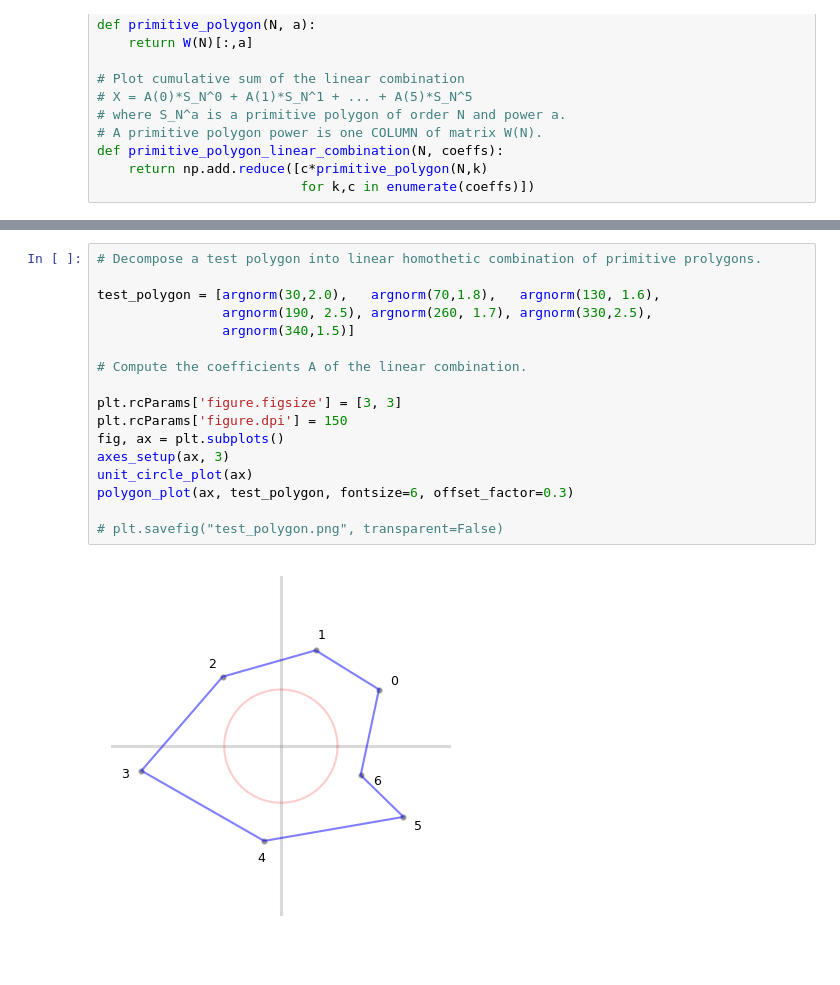
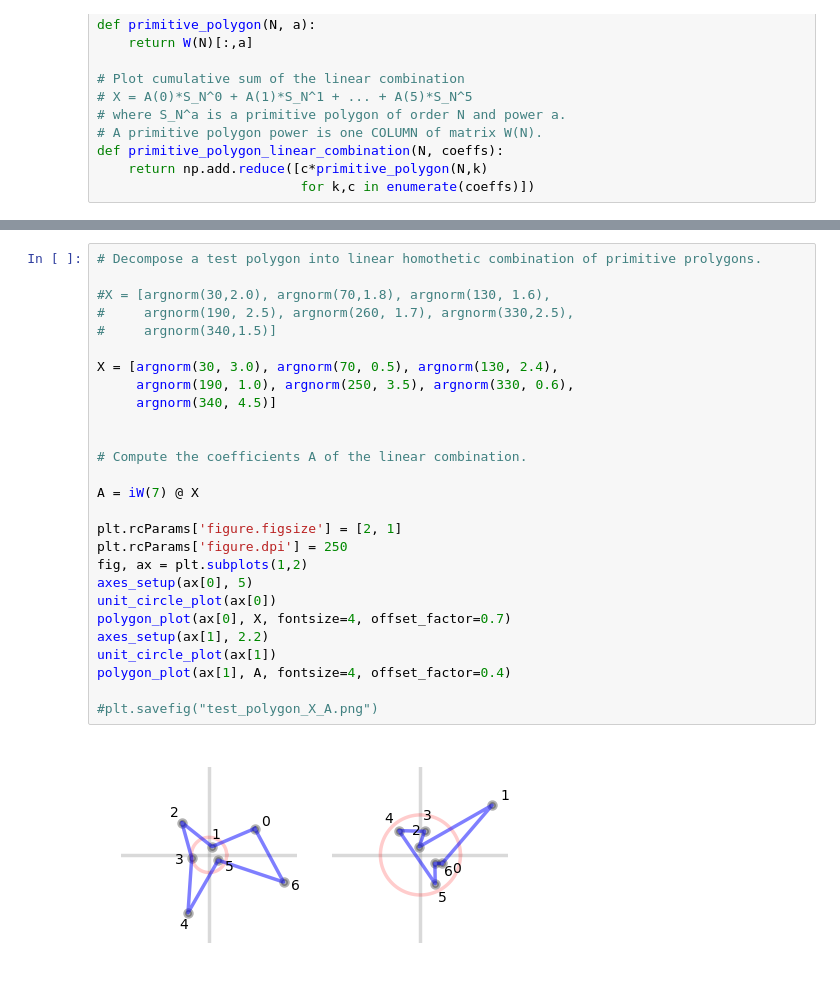
Before and after one commit to tedszy/fourier-tutor, a Jupyter notebook: geometry.ipynb, the cells around one changed output, grey strips where cells are left out. Saved outputs shown, nothing was run; the diff lists cells and outputs as text; blank space fills up the shorter version.

Commit message:
improved graphics

```diff
--- a/geometry.ipynb
+++ b/geometry.ipynb
@@ -145,22 +173,32 @@ for i in range(3):
 # %%
 # Decompose a test polygon into linear homothetic combination of primitive prolygons.
 
-test_polygon = [argnorm(30,2.0),   argnorm(70,1.8),   argnorm(130, 1.6),
-                argnorm(190, 2.5), argnorm(260, 1.7), argnorm(330,2.5),
-                argnorm(340,1.5)]
+#X = [argnorm(30,2.0), argnorm(70,1.8), argnorm(130, 1.6),
+#     argnorm(190, 2.5), argnorm(260, 1.7), argnorm(330,2.5),
+#     argnorm(340,1.5)]
+
+X = [argnorm(30, 3.0), argnorm(70, 0.5), argnorm(130, 2.4),
+     argnorm(190, 1.0), argnorm(250, 3.5), argnorm(330, 0.6),
+     argnorm(340, 4.5)]
+
 
 # Compute the coefficients A of the linear combination.
 
-plt.rcParams['figure.figsize'] = [3, 3]
-plt.rcParams['figure.dpi'] = 150
-fig, ax = plt.subplots()
-axes_setup(ax, 3)
-unit_circle_plot(ax)
-polygon_plot(ax, test_polygon, fontsize=6, offset_factor=0.3)
+A = iW(7) @ X
 
-# plt.savefig("test_polygon.png", transparent=False)
+plt.rcParams['figure.figsize'] = [2, 1]
+plt.rcParams['figure.dpi'] = 250
+fig, ax = plt.subplots(1,2)
+axes_setup(ax[0], 5)
+unit_circle_plot(ax[0])
+polygon_plot(ax[0], X, fontsize=4, offset_factor=0.7)
+axes_setup(ax[1], 2.2)
+unit_circle_plot(ax[1])
+polygon_plot(ax[1], A, fontsize=4, offset_factor=0.4)
+
+#plt.savefig("test_polygon_X_A.png")
 # %% [output]
-[figure, old version]
+[figure, new version]
 # %%
 # (1) Homothetic combination of primitive polygon powers.
 # We do it incrementally, or rather cumulatively, to show
```
Also changed, not shown: parts of 10 cells of this notebook.
